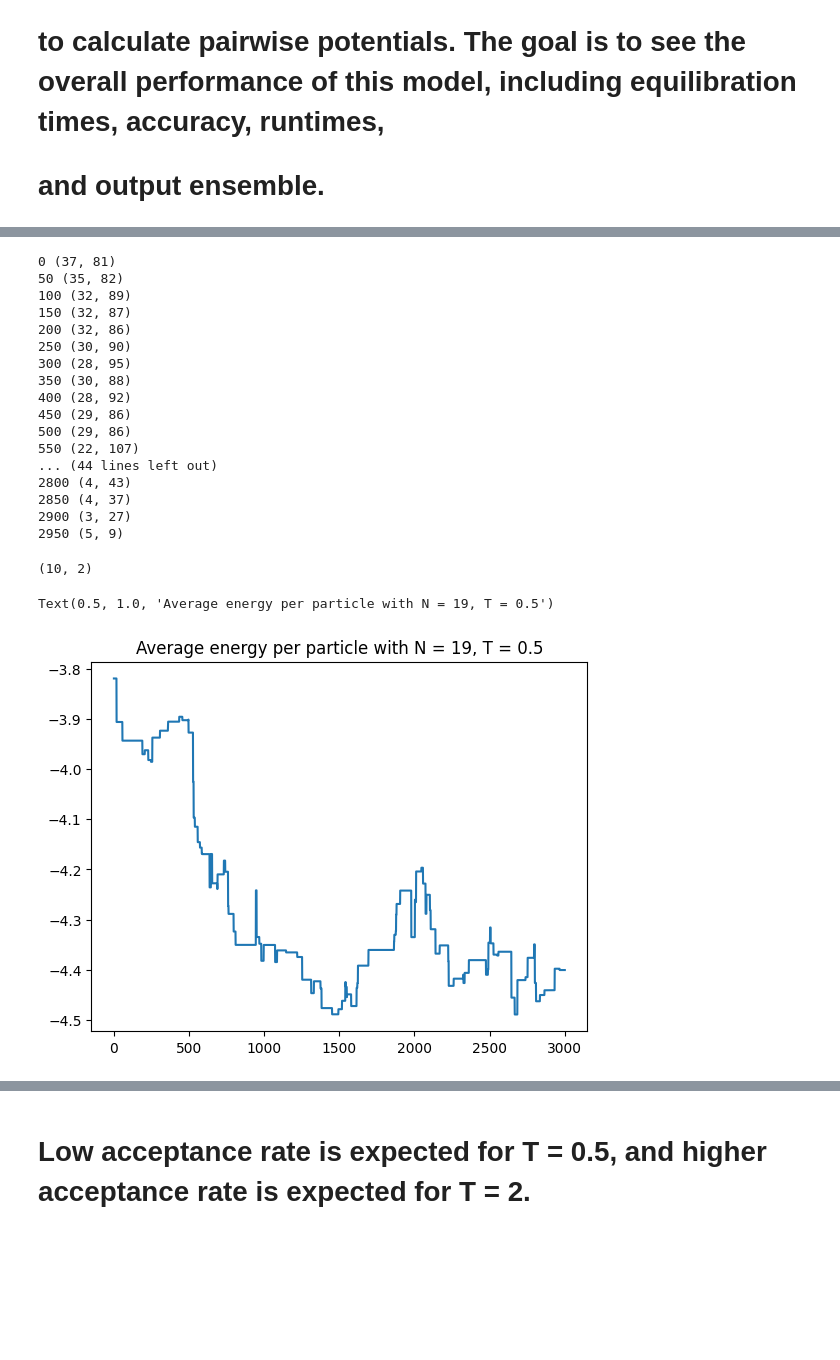
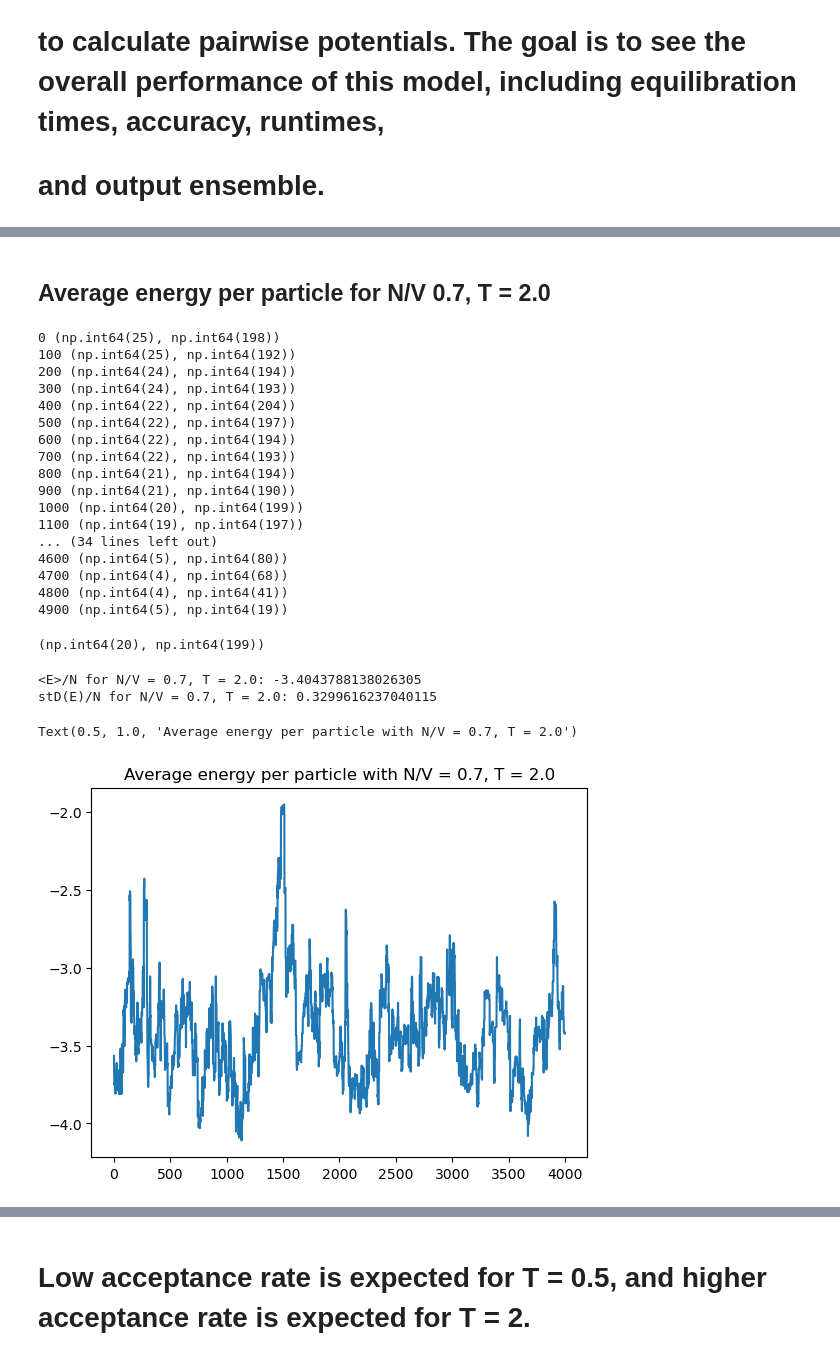
Before and after one commit to eridanirojas/563-rojas, a Jupyter notebook: 3DMCSampling.ipynb, the cells around one changed output, grey strips where cells are left out. Drawn from its saved outputs; the diff is of its cells as text; code cells hidden in the pictures; blank space fills up the shorter version.

```diff
--- a/3DMCSampling.ipynb
+++ b/3DMCSampling.ipynb
@@ -218,31 +257,39 @@ N = 14, T=2.0 simulation complete taking 110.96565064499919 seconds, with 45.068
+# %% [markdown]
+## Average energy per particle for N/V 0.7, T = 2.0
 # %%
-for start in range(0,3000,50):
+for start in range(0,5000,100):
   print(start, autocorr1D(l_energies[1][start:]))
 # %% [output]
-0 (37, 81)
-50 (35, 82)
-100 (32, 89)
-150 (32, 87)
-200 (32, 86)
-250 (30, 90)
-300 (28, 95)
-350 (30, 88)
-400 (28, 92)
-450 (29, 86)
-500 (29, 86)
-550 (22, 107)
-... (44 lines left out)
-2800 (4, 43)
-2850 (4, 37)
-2900 (3, 27)
-2950 (5, 9)
+0 (np.int64(25), np.int64(198))
+100 (np.int64(25), np.int64(192))
+200 (np.int64(24), np.int64(194))
+300 (np.int64(24), np.int64(193))
+400 (np.int64(22), np.int64(204))
+500 (np.int64(22), np.int64(197))
+600 (np.int64(22), np.int64(194))
+700 (np.int64(22), np.int64(193))
+800 (np.int64(21), np.int64(194))
+900 (np.int64(21), np.int64(190))
+1000 (np.int64(20), np.int64(199))
+1100 (np.int64(19), np.int64(197))
+... (34 lines left out)
+4600 (np.int64(5), np.int64(80))
+4700 (np.int64(4), np.int64(68))
+4800 (np.int64(4), np.int64(41))
+4900 (np.int64(5), np.int64(19))
-# %%
-autocorr1D(l_energies[0][800::114])
-# %% [output]
-(10, 2)
+# %%
+autocorr1D(l_energies[1][1000:]) # 20 independent samples
+# %% [output]
+(np.int64(20), np.int64(199))
+# %%
+print("<E>/N for N/V = 0.7, T = 2.0:", np.average(l_energies[1][1000:])/ N[0])
+print("stD(E)/N for N/V = 0.7, T = 2.0:", np.std(l_energies[1][1000:])/ N[0])
+# %% [output]
+<E>/N for N/V = 0.7, T = 2.0: -3.4043788138026305
+stD(E)/N for N/V = 0.7, T = 2.0: 0.3299616237040115
 # %%
-plt.plot(l_energies[0]/N[0])
-plt.title("Average energy per particle with N = 19, T = 0.5")
+plt.plot(l_energies[1][1000:]/N[0])
+plt.title("Average energy per particle with N/V = 0.7, T = 2.0")
 # %% [output]
-Text(0.5, 1.0, 'Average energy per particle with N = 19, T = 0.5')
+Text(0.5, 1.0, 'Average energy per particle with N/V = 0.7, T = 2.0')
-[figure, old version]
+[figure, new version]
```
Also changed, not shown: parts of 31 cells of this notebook, 1 other file.
